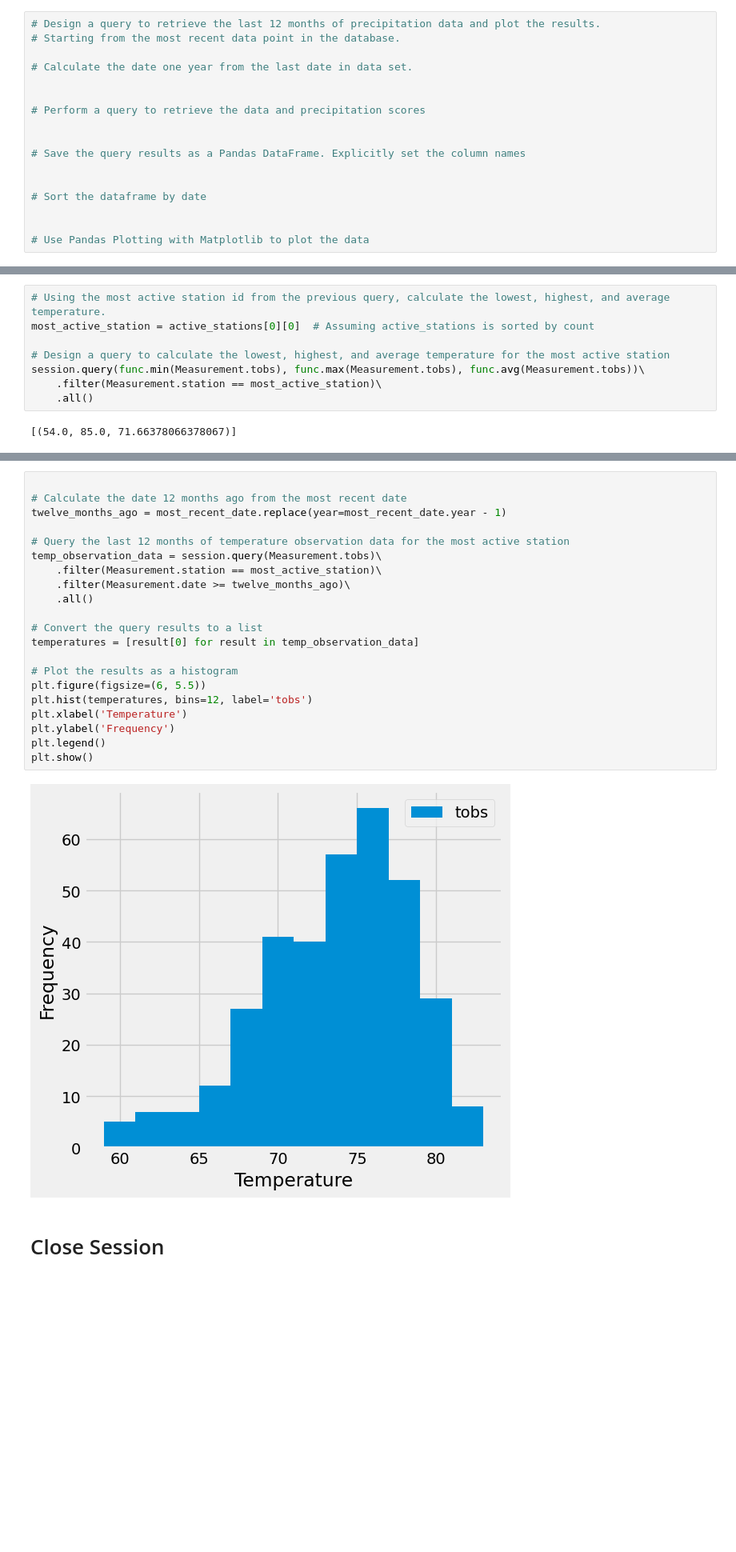
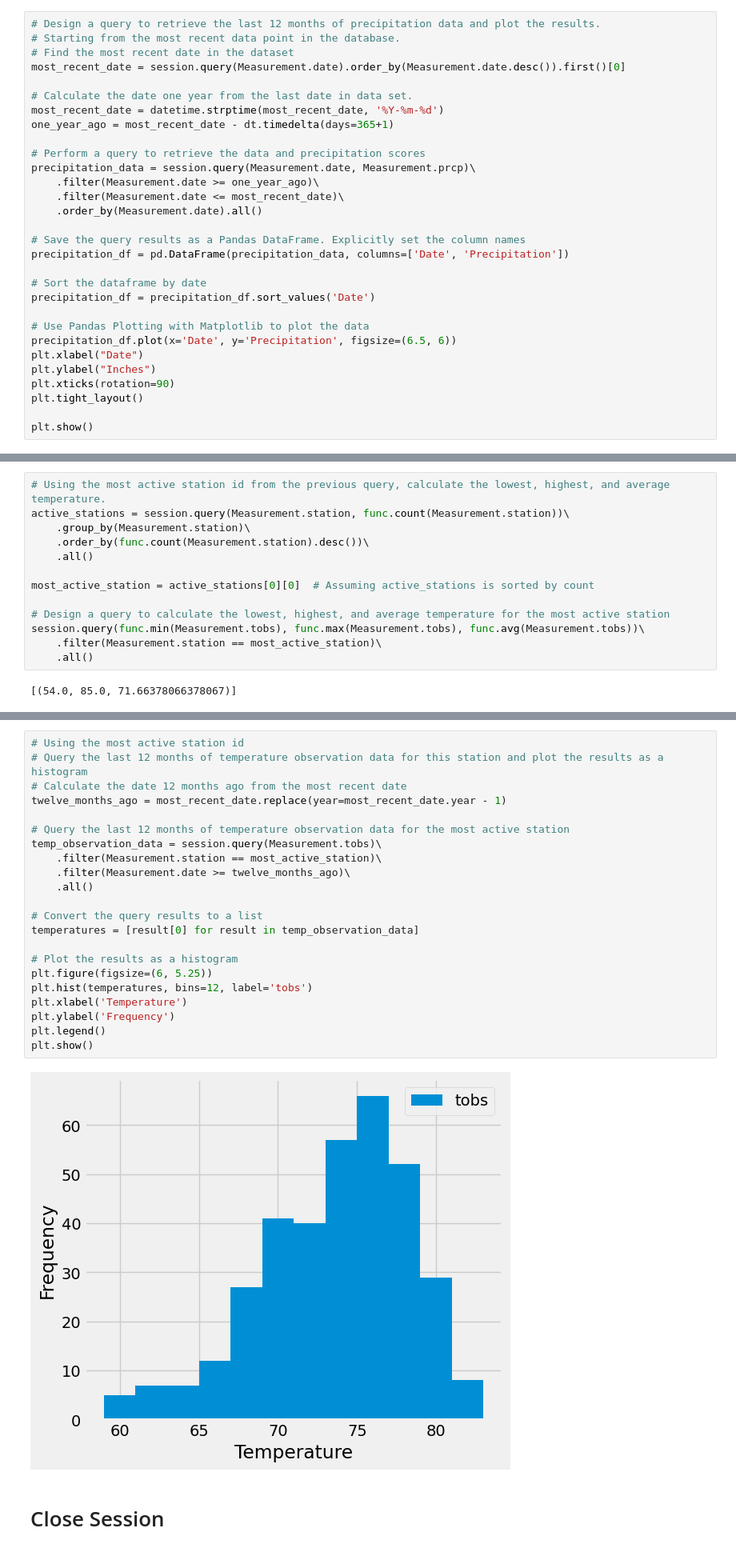
Before and after one commit to sentvivi/Honolulu_Climate_Analysis_and_Flask_API_Development, a Jupyter notebook: SurfsUp/climate_starter.ipynb, the cells around one changed output, grey strips where cells are left out. Shown: that part at 80% size. Saved outputs shown, nothing was run; the diff lists cells and outputs as text; blank space fills up the shorter version.

```diff
--- a/SurfsUp/climate_starter.ipynb
+++ b/SurfsUp/climate_starter.ipynb
@@ -45,18 +45,31 @@ session.query(Measurement.date).order_by(Measurement.date.desc()).first()
 # %%
 # Design a query to retrieve the last 12 months of precipitation data and plot the results.
 # Starting from the most recent data point in the database.
+# Find the most recent date in the dataset
+most_recent_date = session.query(Measurement.date).order_by(Measurement.date.desc()).first()[0]
 
 # Calculate the date one year from the last date in data set.
-
+most_recent_date = datetime.strptime(most_recent_date, '%Y-%m-%d')
+one_year_ago = most_recent_date - dt.timedelta(days=365+1)
 
 # Perform a query to retrieve the data and precipitation scores
-
+precipitation_data = session.query(Measurement.date, Measurement.prcp)\
+    .filter(Measurement.date >= one_year_ago)\
+    .filter(Measurement.date <= most_recent_date)\
+    .order_by(Measurement.date).all()
 
 # Save the query results as a Pandas DataFrame. Explicitly set the column names
-
+precipitation_df = pd.DataFrame(precipitation_data, columns=['Date', 'Precipitation'])
 
 # Sort the dataframe by date
-
+precipitation_df = precipitation_df.sort_values('Date')
 
 # Use Pandas Plotting with Matplotlib to plot the data
+precipitation_df.plot(x='Date', y='Precipitation', figsize=(6.5, 6))
+plt.xlabel("Date")
+plt.ylabel("Inches")
+plt.xticks(rotation=90)
+plt.tight_layout()
+
+plt.show()
 # %% [output]
@@ -130,6 +115,11 @@ session.query(Measurement.station, func.count(Measurement.station))\
  ('USC00518838', 511)]
 # %%
 # Using the most active station id from the previous query, calculate the lowest, highest, and average temperature.
+active_stations = session.query(Measurement.station, func.count(Measurement.station))\
+    .group_by(Measurement.station)\
+    .order_by(func.count(Measurement.station).desc())\
+    .all()
+
 most_active_station = active_stations[0][0]  # Assuming active_stations is sorted by count
 
 # Design a query to calculate the lowest, highest, and average temperature for the most active station
@@ -147,26 +131,27 @@ Text(0.5, 4.183333333333314, 'Temperature')
 # %%
-
+# Using the most active station id
+# Query the last 12 months of temperature observation data for this station and plot the results as a histogram
 # Calculate the date 12 months ago from the most recent date
 twelve_months_ago = most_recent_date.replace(year=most_recent_date.year - 1)
 
 # Query the last 12 months of temperature observation data for the most active station
 temp_observation_data = session.query(Measurement.tobs)\
     .filter(Measurement.station == most_active_station)\
     .filter(Measurement.date >= twelve_months_ago)\
     .all()
 
 # Convert the query results to a list
 temperatures = [result[0] for result in temp_observation_data]
 
 # Plot the results as a histogram
-plt.figure(figsize=(6, 5.5))
+plt.figure(figsize=(6, 5.25))
 plt.hist(temperatures, bins=12, label='tobs')
 plt.xlabel('Temperature')
 plt.ylabel('Frequency')
 plt.legend()
 plt.show()
 # %% [output]
-[figure, old version]
+[figure, new version]
 # %% [markdown]
 # Close Session
 # %%
```
Also changed, not shown: parts of 4 cells of this notebook, 3 other files.
